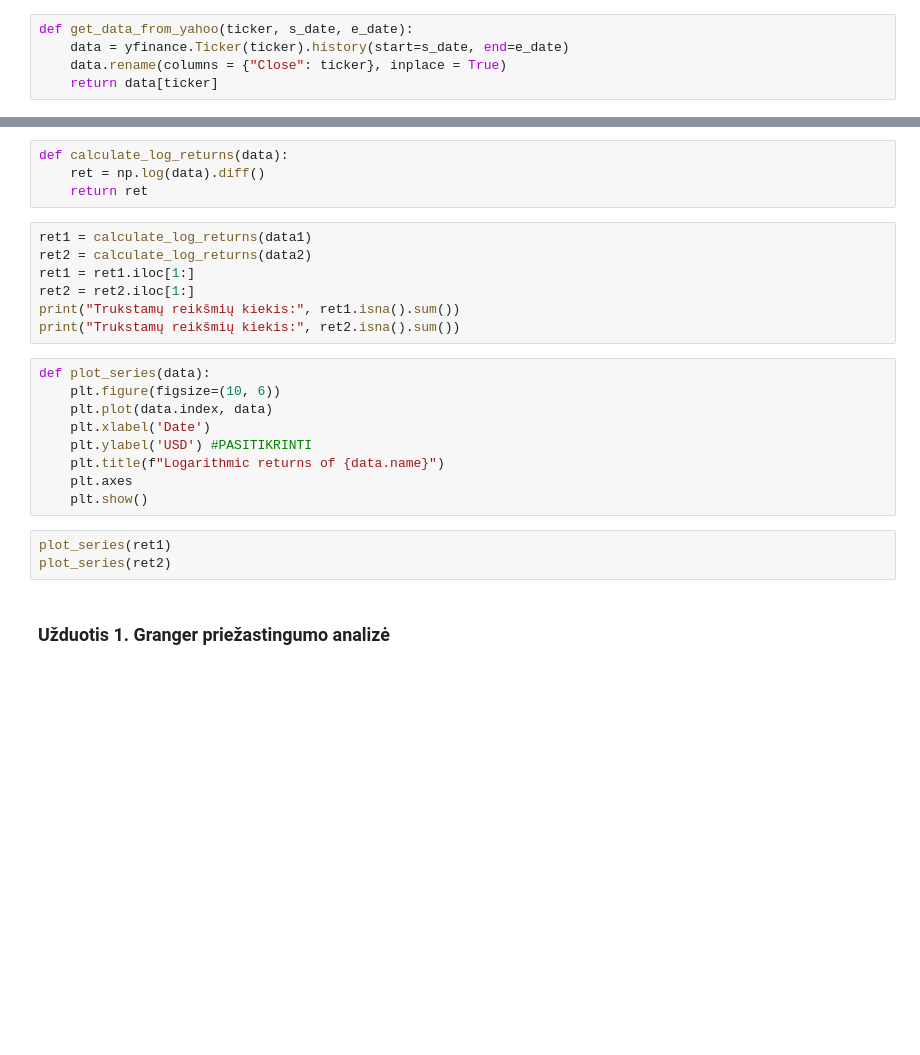
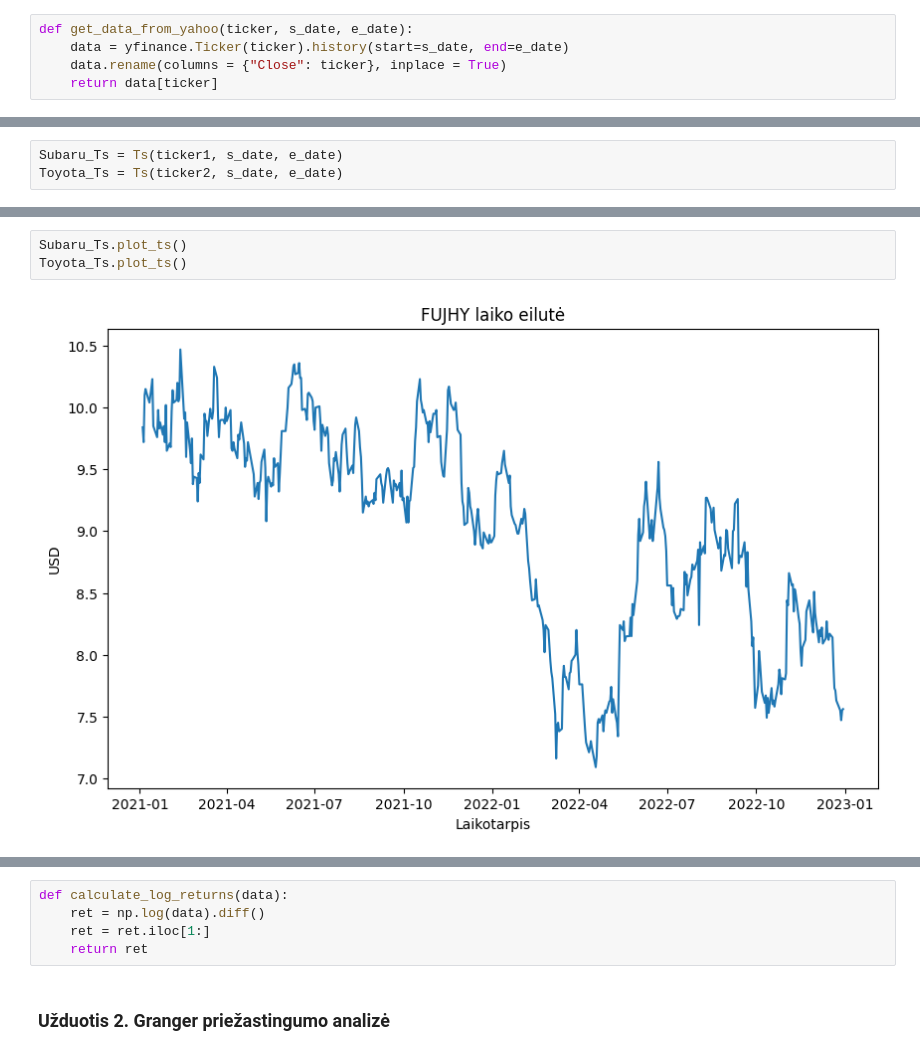
Before and after one commit to KarolisBanikonis/PTDMLab1, a Jupyter notebook: Lab1.ipynb, the cells around one changed output, grey strips where cells are left out. Cells and saved outputs as stored; diff of their text form; blank space fills up the shorter version.

Commit message:
Sukurta Ts klasė, bei funkcija Grangerio priežastingumui

```diff
--- a/Lab1.ipynb
+++ b/Lab1.ipynb
@@ -27 +76,4 @@ data2 = get_data_from_yahoo(ticker2, s_date, e_date)
+# %%
+Subaru_Ts = Ts(ticker1, s_date, e_date)
+Toyota_Ts = Ts(ticker2, s_date, e_date)
 # %% [markdown]
@@ -34,0 +105,5 @@ print(data2.describe())
+# %%
+Subaru_Ts.plot_ts()
+Toyota_Ts.plot_ts()
+# %% [output]
+[figure, added]
@@ -35,25 +111,7 @@ print(data2.describe())
 # %%
 def calculate_log_returns(data):
     ret = np.log(data).diff()
+    ret = ret.iloc[1:]
     return ret
-# %%
-ret1 = calculate_log_returns(data1)
-ret2 = calculate_log_returns(data2)
-ret1 = ret1.iloc[1:]
-ret2 = ret2.iloc[1:]
-print("Trukstamų reikšmių kiekis:", ret1.isna().sum())
-print("Trukstamų reikšmių kiekis:", ret2.isna().sum())
-# %%
-def plot_series(data):
-    plt.figure(figsize=(10, 6))
-    plt.plot(data.index, data)
-    plt.xlabel('Date')
-    plt.ylabel('USD') #PASITIKRINTI
-    plt.title(f"Logarithmic returns of {data.name}")
-    plt.axes
-    plt.show()
-# %%
-plot_series(ret1)
-plot_series(ret2)
 # %% [markdown]
-### Užduotis 1. Granger priežastingumo analizė
+### Užduotis 2. Granger priežastingumo analizė
```
Also changed, not shown: parts of 17 cells of this notebook.
